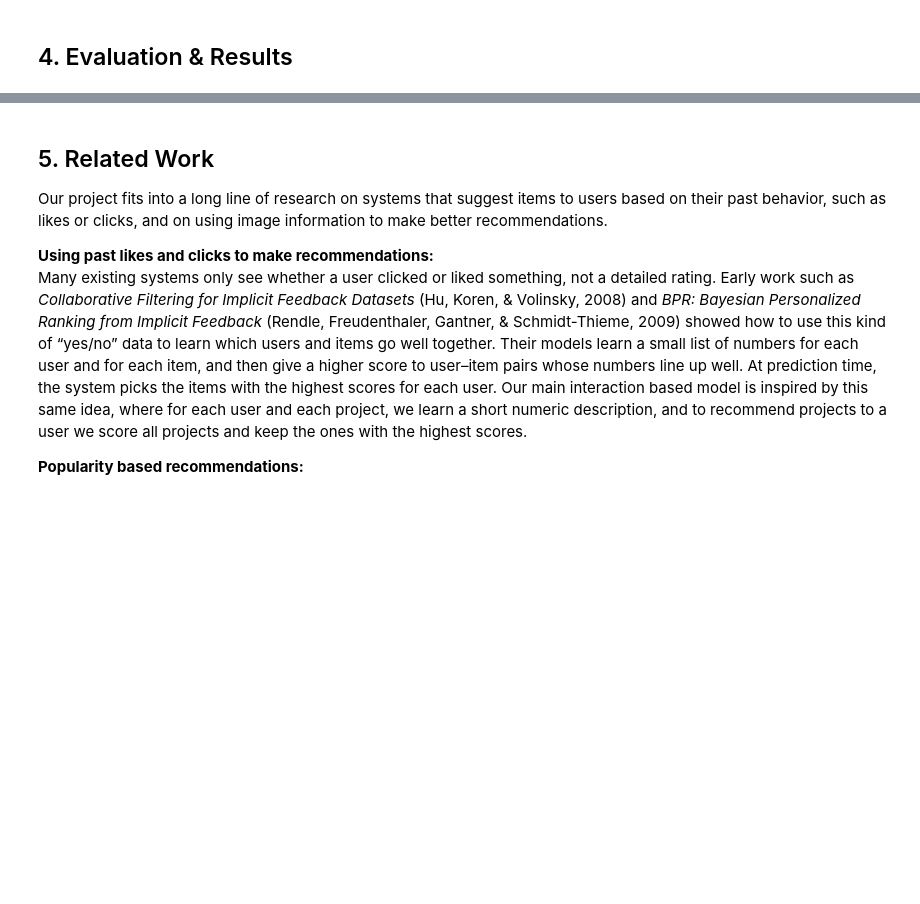
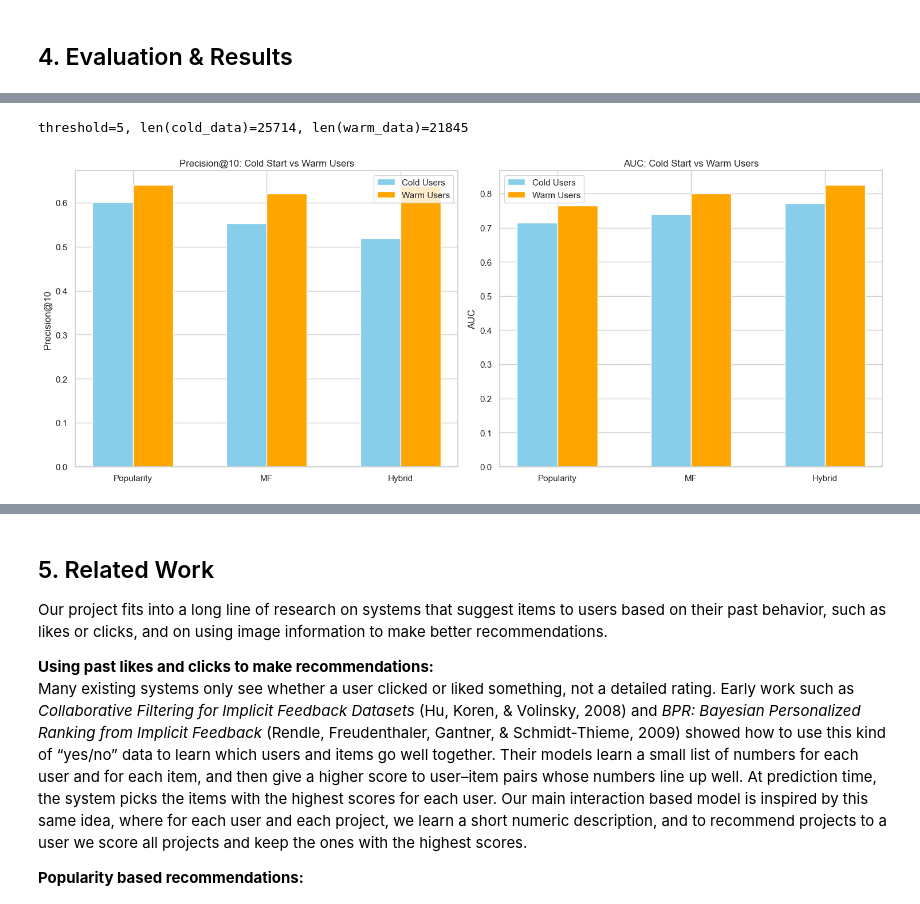
Before and after one commit to bwhenn/A2-CSE158, a Jupyter notebook: workbook.ipynb, the cells around one changed output, grey strips where cells are left out. Cells and saved outputs as stored; diff of their text form; code cells hidden in the pictures; blank space fills up the shorter version.

```diff
--- a/workbook.ipynb
+++ b/workbook.ipynb
@@ -455,0 +250,3 @@ plt.show()
+# %%
+def mf_score(u, i):
+    return float(P[u] @ Q[i])
@@ -455,0 +331,8 @@ plt.show()
+# %%
+def visual_score(u, i):
+    vu = user_visual.get(u)
+    fi = item_features.get(i)
+    if vu is None or fi is None:
+        return 0.0
+    denom = (norm(vu) * norm(fi)) + 1e-8
+    return float(vu @ fi / denom)
@@ -455,0 +341,5 @@ plt.show()
+# %%
+def make_hybrid_score(alpha):
+    def score(u, i):
+        return alpha * mf_score(u, i) + (1 - alpha) * visual_score(u, i)
+    return score
@@ -455,0 +439,64 @@ plt.show()
+# %%
+def analyze_user_groups(test_data, train_pos, score_fn_dict, threshold=5):
+    user_counts = Counter()
+    for u, i in train_pos:
+        user_counts[u] += 1
+    cold_data = []
+    warm_data = []
+    for row in test_data:
+        u = row['u']
+        if user_counts[u] <= threshold:
+            cold_data.append(row)
+        else:
+            warm_data.append(row)
+
+    print(f'{threshold=}, {len(cold_data)=}, {len(warm_data)=}')
+
+    group_results = {}
+    for name, fn in score_fn_dict.items():
+        auc_cold, p_cold = eval_model(fn, cold_data, k=10)
+        auc_warm, p_warm = eval_model(fn, warm_data, k=10)
+        group_results[name] = (p_cold, p_warm, auc_cold, auc_warm)
+
+    return group_results
+
+models_to_compare = {
+    "Popularity": pop_score,
+    "MF": mf_score,
+    "Hybrid": hybrid_best
+}
+
+group_res = analyze_user_groups(test_data, train_pos, models_to_compare)
+
+labels = list(group_res.keys())
+cold_scores_p = [group_res[m][0] for m in labels]
+warm_scores_p = [group_res[m][1] for m in labels]
+cold_scores_auc = [group_res[m][2] for m in labels]
+warm_scores_auc = [group_res[m][3] for m in labels]
+
+x = np.arange(len(labels))
+width = 0.3
+
+fig, (ax1, ax2) = plt.subplots(1, 2, figsize=(15, 6))
+
+ax1.bar(x - width/2, cold_scores_p, width, label='Cold Users', color='skyblue')
+ax1.bar(x + width/2, warm_scores_p, width, label='Warm Users', color='orange')
+ax1.set_ylabel('Precision@10')
+ax1.set_title('Precision@10: Cold Start vs Warm Users')
+ax1.set_xticks(x)
+ax1.set_xticklabels(labels)
+ax1.legend()
+
+ax2.bar(x - width/2, cold_scores_auc, width, label='Cold Users', color='skyblue')
+ax2.bar(x + width/2, warm_scores_auc, width, label='Warm Users', color='orange')
+ax2.set_ylabel('AUC')
+ax2.set_title('AUC: Cold Start vs Warm Users')
+ax2.set_xticks(x)
+ax2.set_xticklabels(labels)
+ax2.legend()
+
+plt.tight_layout()
+plt.show()
+# %% [output]
+threshold=5, len(cold_data)=25714, len(warm_data)=21845
+[figure, added]
```
Also changed, not shown: parts of 64 cells of this notebook.
